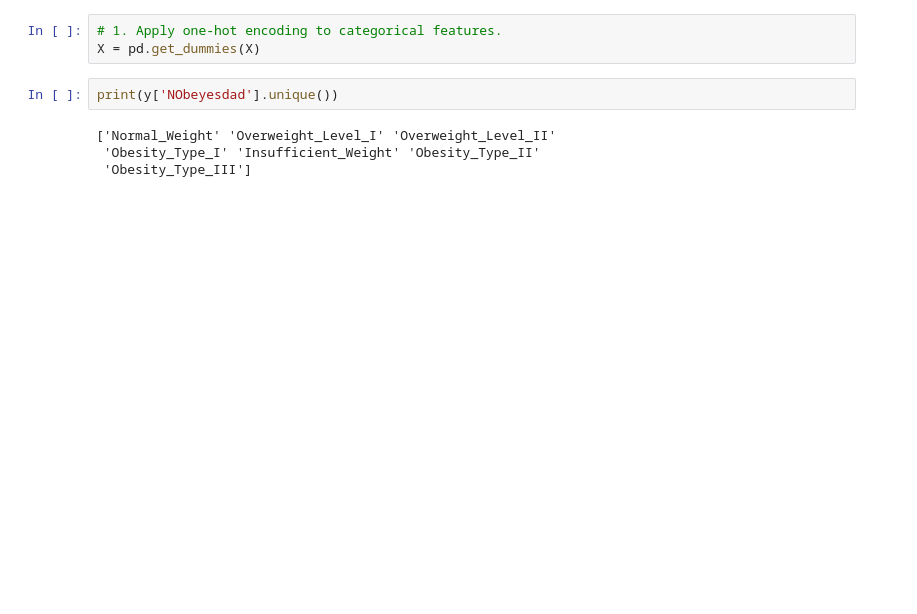
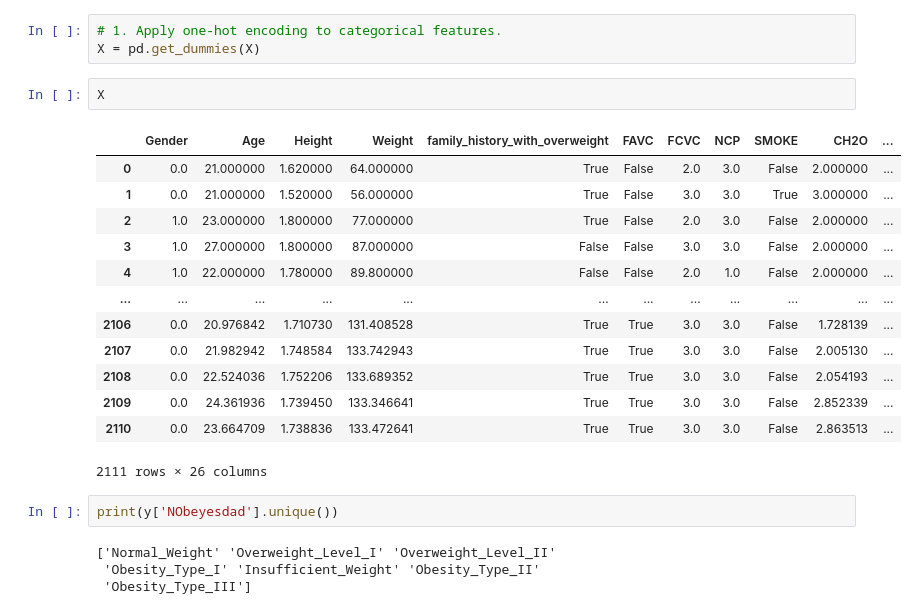
Before and after one commit to minhvyha/PredictifyMeNoteBook, a Jupyter notebook: ML/obesity_prediction.ipynb, the cells around one changed output. Cells and saved outputs as stored; diff of their text form; blank space fills up the shorter version.

```diff
--- a/ML/obesity_prediction.ipynb
+++ b/ML/obesity_prediction.ipynb
@@ -228,6 +244,22 @@ In this section, we will:
 # %%
 # 1. Apply one-hot encoding to categorical features.
 X = pd.get_dummies(X)
+# %%
+X
+# %% [output]
+|  | Gender | Age | Height | Weight | family_history_with_overweight | FAVC | FCVC | NCP | SMOKE | CH2O | ... |
+| 0 | 0.0 | 21.000000 | 1.620000 | 64.000000 | True | False | 2.0 | 3.0 | False | 2.000000 | ... |
+| 1 | 0.0 | 21.000000 | 1.520000 | 56.000000 | True | False | 3.0 | 3.0 | True | 3.000000 | ... |
+| 2 | 1.0 | 23.000000 | 1.800000 | 77.000000 | True | False | 2.0 | 3.0 | False | 2.000000 | ... |
+| 3 | 1.0 | 27.000000 | 1.800000 | 87.000000 | False | False | 3.0 | 3.0 | False | 2.000000 | ... |
+| 4 | 1.0 | 22.000000 | 1.780000 | 89.800000 | False | False | 2.0 | 1.0 | False | 2.000000 | ... |
+| ... | ... | ... | ... | ... | ... | ... | ... | ... | ... | ... | ... |
+| 2106 | 0.0 | 20.976842 | 1.710730 | 131.408528 | True | True | 3.0 | 3.0 | False | 1.728139 | ... |
+| 2107 | 0.0 | 21.982942 | 1.748584 | 133.742943 | True | True | 3.0 | 3.0 | False | 2.005130 | ... |
+| 2108 | 0.0 | 22.524036 | 1.752206 | 133.689352 | True | True | 3.0 | 3.0 | False | 2.054193 | ... |
+| 2109 | 0.0 | 24.361936 | 1.739450 | 133.346641 | True | True | 3.0 | 3.0 | False | 2.852339 | ... |
+| 2110 | 0.0 | 23.664709 | 1.738836 | 133.472641 | True | True | 3.0 | 3.0 | False | 2.863513 | ... |
+2111 rows × 26 columns
 # %%
 print(y['NObeyesdad'].unique())
 # %% [output]
```
Also changed, not shown: parts of 7 cells of this notebook, 2 other files.
